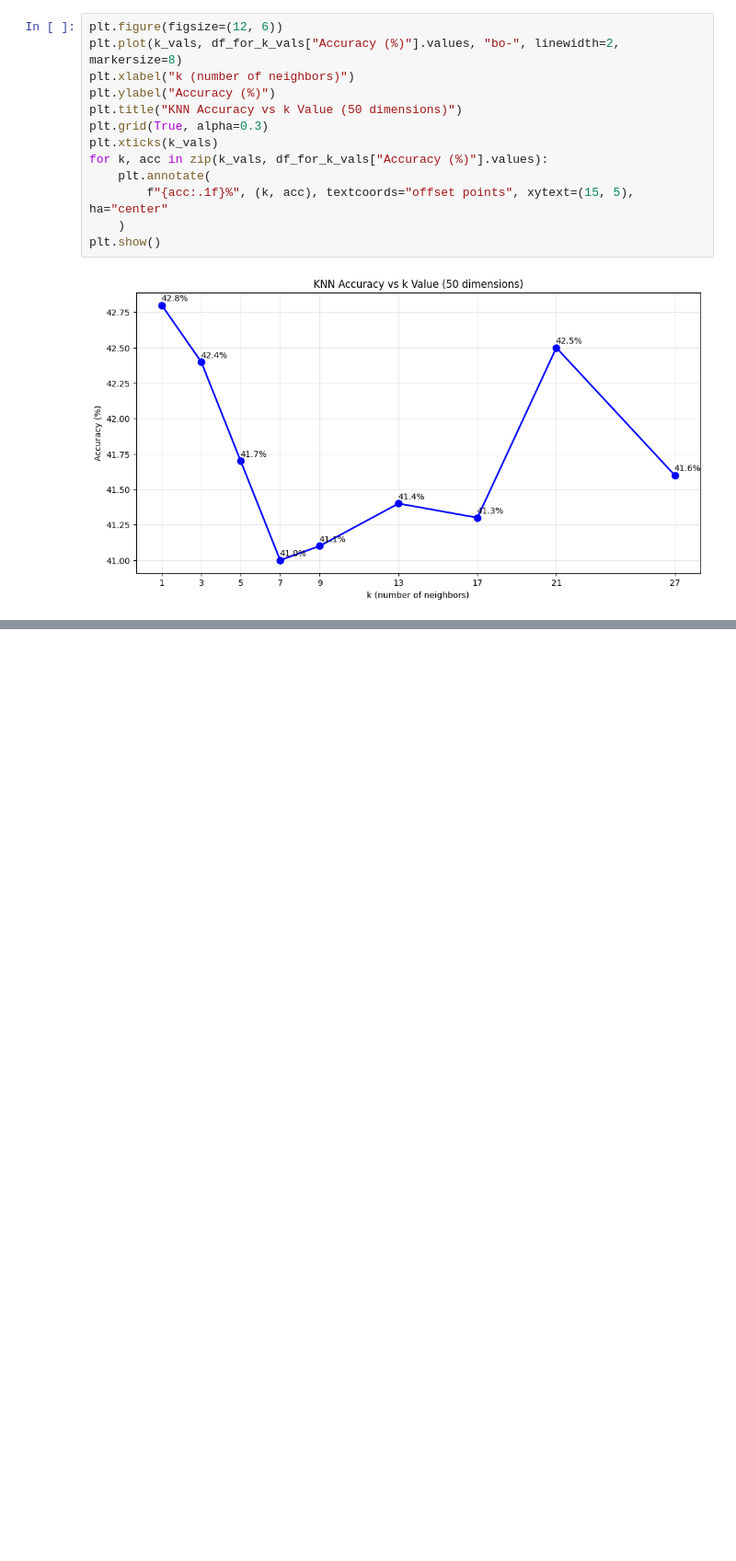
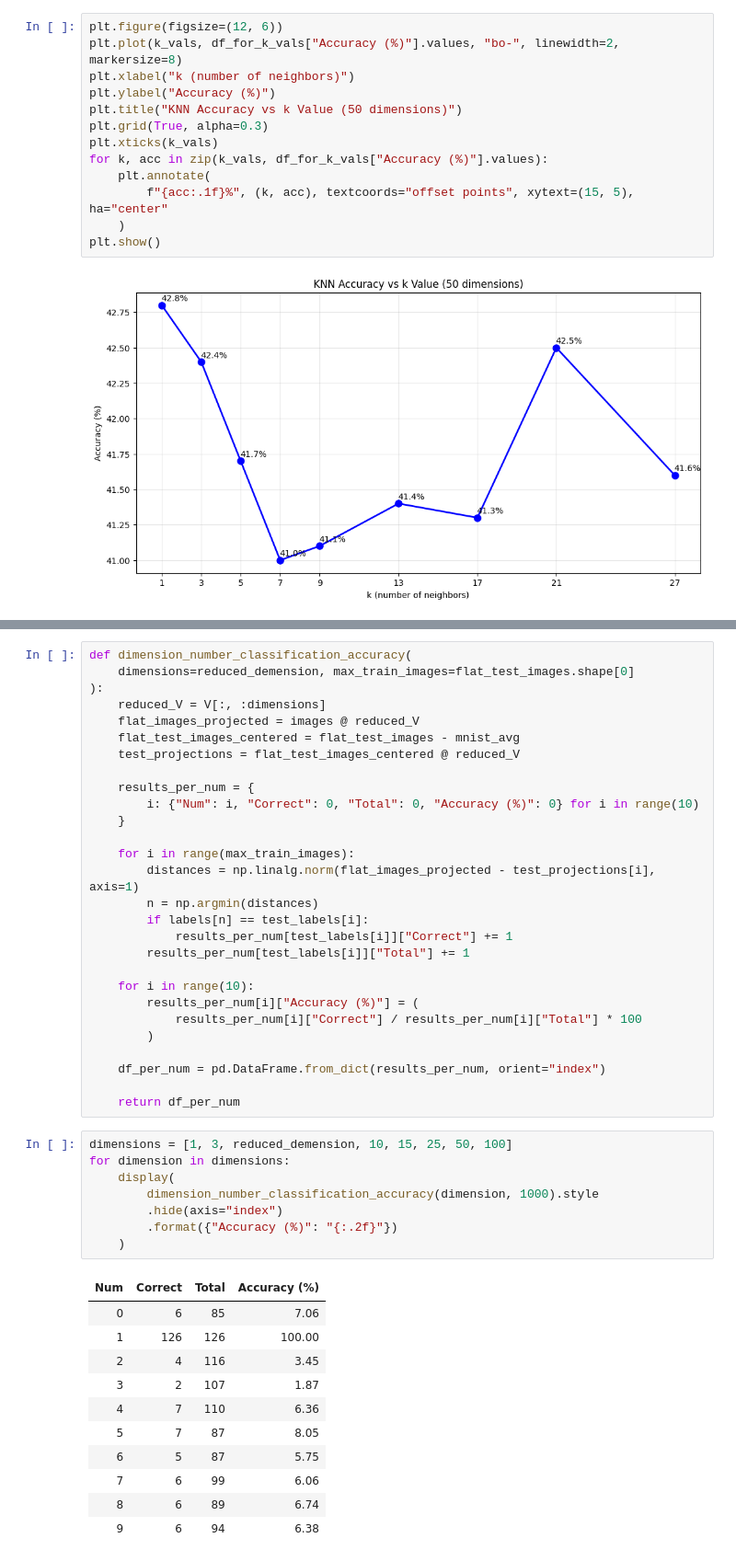
Before and after one commit to ChurroC/Number_Recognition, a Jupyter notebook: src/PCA.ipynb, the cells around one changed output, grey strips where cells are left out. Shown at 92% size. Cells and saved outputs as stored; diff of their text form; blank space fills up the shorter version.

```diff
--- a/src/PCA.ipynb
+++ b/src/PCA.ipynb
@@ -297,0 +372,48 @@ plt.show()
+# %%
+def dimension_number_classification_accuracy(
+    dimensions=reduced_demension, max_train_images=flat_test_images.shape[0]
+):
+    reduced_V = V[:, :dimensions]
+    flat_images_projected = images @ reduced_V
+    flat_test_images_centered = flat_test_images - mnist_avg
+    test_projections = flat_test_images_centered @ reduced_V
+
+    results_per_num = {
+        i: {"Num": i, "Correct": 0, "Total": 0, "Accuracy (%)": 0} for i in range(10)
+    }
+
+    for i in range(max_train_images):
+        distances = np.linalg.norm(flat_images_projected - test_projections[i], axis=1)
+        n = np.argmin(distances)
+        if labels[n] == test_labels[i]:
+            results_per_num[test_labels[i]]["Correct"] += 1
+        results_per_num[test_labels[i]]["Total"] += 1
+
+    for i in range(10):
+        results_per_num[i]["Accuracy (%)"] = (
+            results_per_num[i]["Correct"] / results_per_num[i]["Total"] * 100
+        )
+
+    df_per_num = pd.DataFrame.from_dict(results_per_num, orient="index")
+
+    return df_per_num
+# %%
+dimensions = [1, 3, reduced_demension, 10, 15, 25, 50, 100]
+for dimension in dimensions:
+    display(
+        dimension_number_classification_accuracy(dimension, 1000).style
+        .hide(axis="index")
+        .format({"Accuracy (%)": "{:.2f}"})
+    )
+# %% [output]
+| Num | Correct | Total | Accuracy (%) |
+| 0 | 6 | 85 | 7.06 |
+| 1 | 126 | 126 | 100.00 |
+| 2 | 4 | 116 | 3.45 |
+| 3 | 2 | 107 | 1.87 |
+| 4 | 7 | 110 | 6.36 |
+| 5 | 7 | 87 | 8.05 |
+| 6 | 5 | 87 | 5.75 |
+| 7 | 6 | 99 | 6.06 |
+| 8 | 6 | 89 | 6.74 |
+| 9 | 6 | 94 | 6.38 |
```
Also changed, not shown: parts of 15 cells of this notebook.
